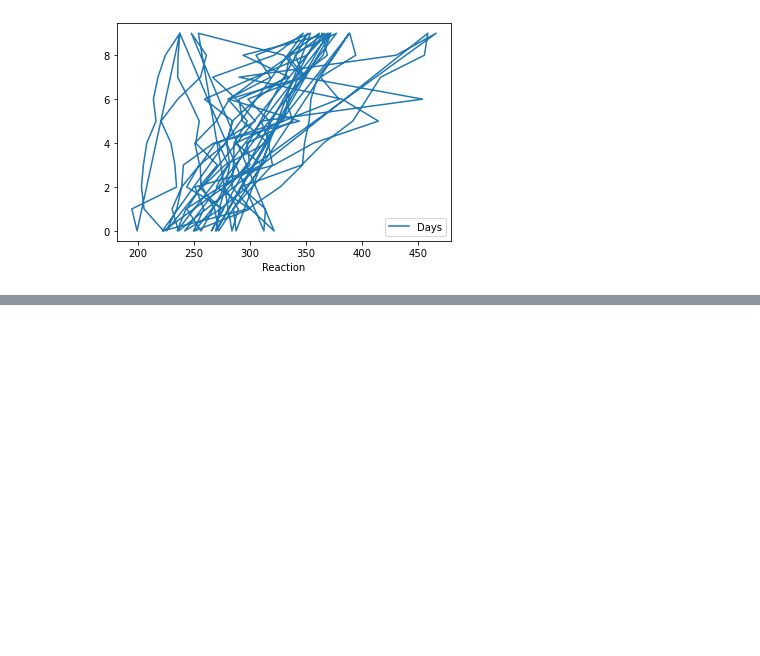
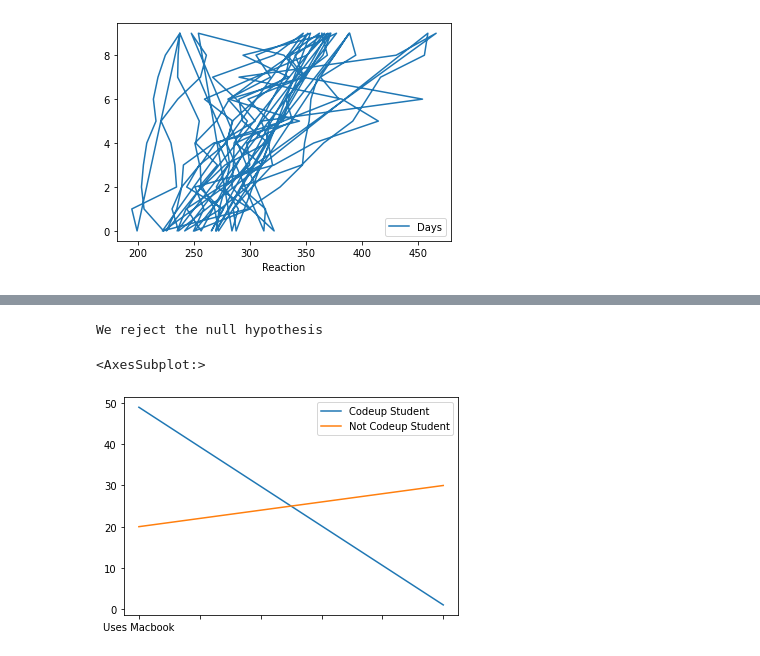
Before and after one commit to BManoff/statistics-exercises, a Jupyter notebook: hypothesis_testing.ipynb, the cells around one changed output, grey strips where cells are left out. Cells and saved outputs as stored; diff of their text form; code cells hidden in the pictures; blank space fills up the shorter version.

```diff
--- a/hypothesis_testing.ipynb
+++ b/hypothesis_testing.ipynb
@@ -519,0 +536,5 @@ sleep.plot(x = 'Reaction', y = 'Days' )
+# %%
+# Create observed data
+
+observed = pd.DataFrame([[49, 20], [1, 30]], index=['Uses Macbook', 'Doesn\'t Macbook'], columns=['Codeup Student', 'Not Codeup Student'])
+observed
@@ -519,0 +586,12 @@ sleep.plot(x = 'Reaction', y = 'Days' )
+# %%
+if pvalue < alpha:
+    print("We reject the null hypothesis")
+else:
+    print("We fail to reject the null hypothesis")
+# %% [output]
+We reject the null hypothesis
+# %%
+observed.plot()
+# %% [output]
+<AxesSubplot:>
+[figure, added]
```
Also changed, not shown: parts of 35 cells of this notebook, 1 other file.
